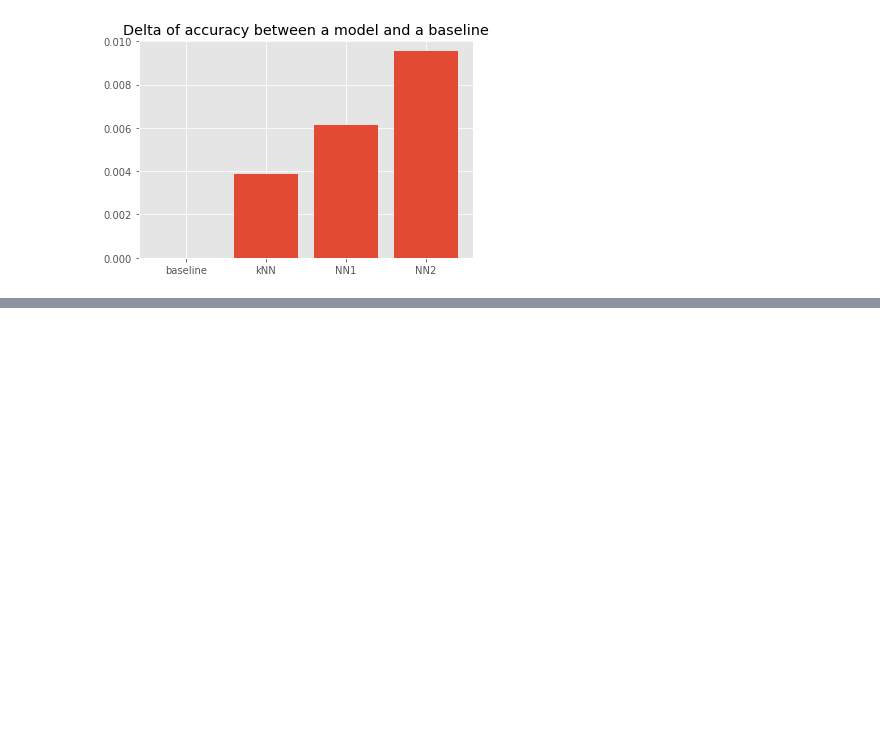
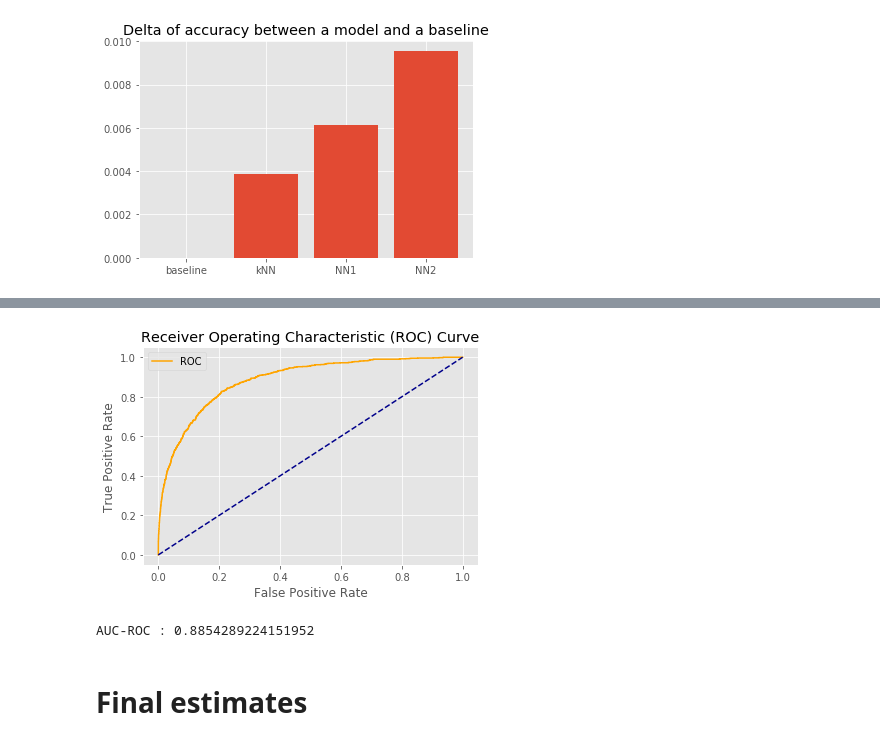
Before and after one commit to alexsokolowska/widsdatathon2020, a Jupyter notebook: WiDS_Datathon.ipynb, the cells around one changed output, grey strips where cells are left out. Cells and saved outputs as stored; diff of their text form; code cells hidden in the pictures; blank space fills up the shorter version.

Commit message:
Final estimates

```diff
--- a/WiDS_Datathon.ipynb
+++ b/WiDS_Datathon.ipynb
@@ -669,0 +876,13 @@ Text(0.5, 1.0, 'Delta of accuracy between a model and a baseline')
+# %%
+from keras import optimizers
+from keras.models import Sequential
+from keras.layers import Dense
+rs_model = Sequential()
+n_cols = x_train.shape[1]
+rs_model.add(Dense(50, input_shape=(81,), activation='relu'))
+rs_model.add(Dense(75, activation='relu'))
+rs_model.add(Dense(75, activation='relu'))
+rs_model.add(Dense(2, activation='softmax'))
+sgd = optimizers.SGD()
+optimizer = rs_model.compile(sgd, loss='sparse_categorical_crossentropy', metrics=['accuracy'])
+pred_rs = rs_model.fit(x_scale,y_train, validation_data=(x_scale_test,y_test), epochs=50, batch_size=32)
@@ -669,0 +907,10 @@ Text(0.5, 1.0, 'Delta of accuracy between a model and a baseline')
+# %%
+probs = rs_model.predict_proba(x_scale_test)
+probs = probs[:,1]
+auc = roc_auc_score(y_test, probs)
+fpr, tpr, thresholds = roc_curve(y_test, probs)
+plot_roc_curve(fpr, tpr)
+print("AUC-ROC :",auc)
+# %% [output]
+[figure, added]
+AUC-ROC : 0.8854289224151952
@@ -669,0 +919,2 @@ Text(0.5, 1.0, 'Delta of accuracy between a model and a baseline')
+# %% [markdown]
+# Final estimates
```
Also changed, not shown: parts of 55 cells of this notebook, 2 other files.
